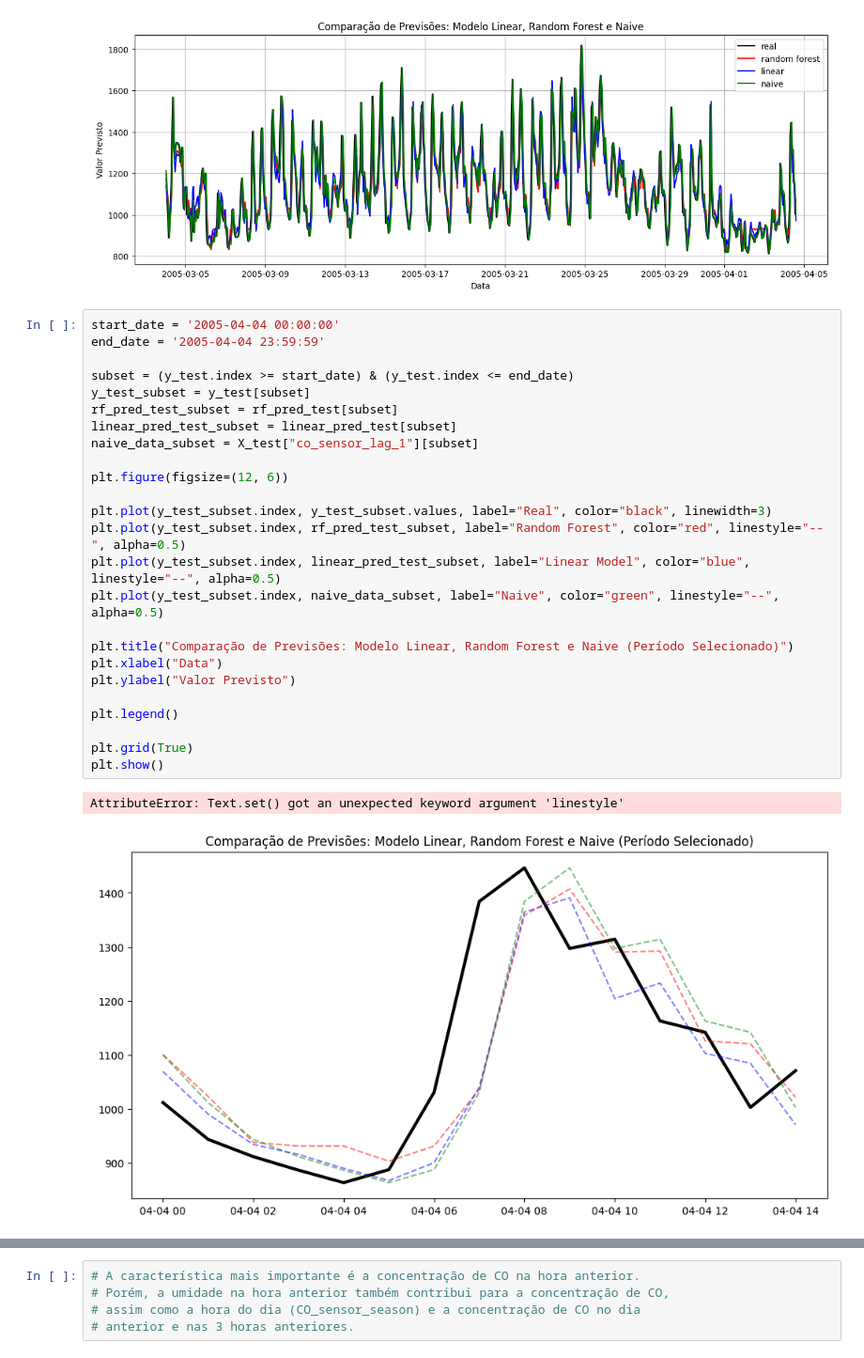
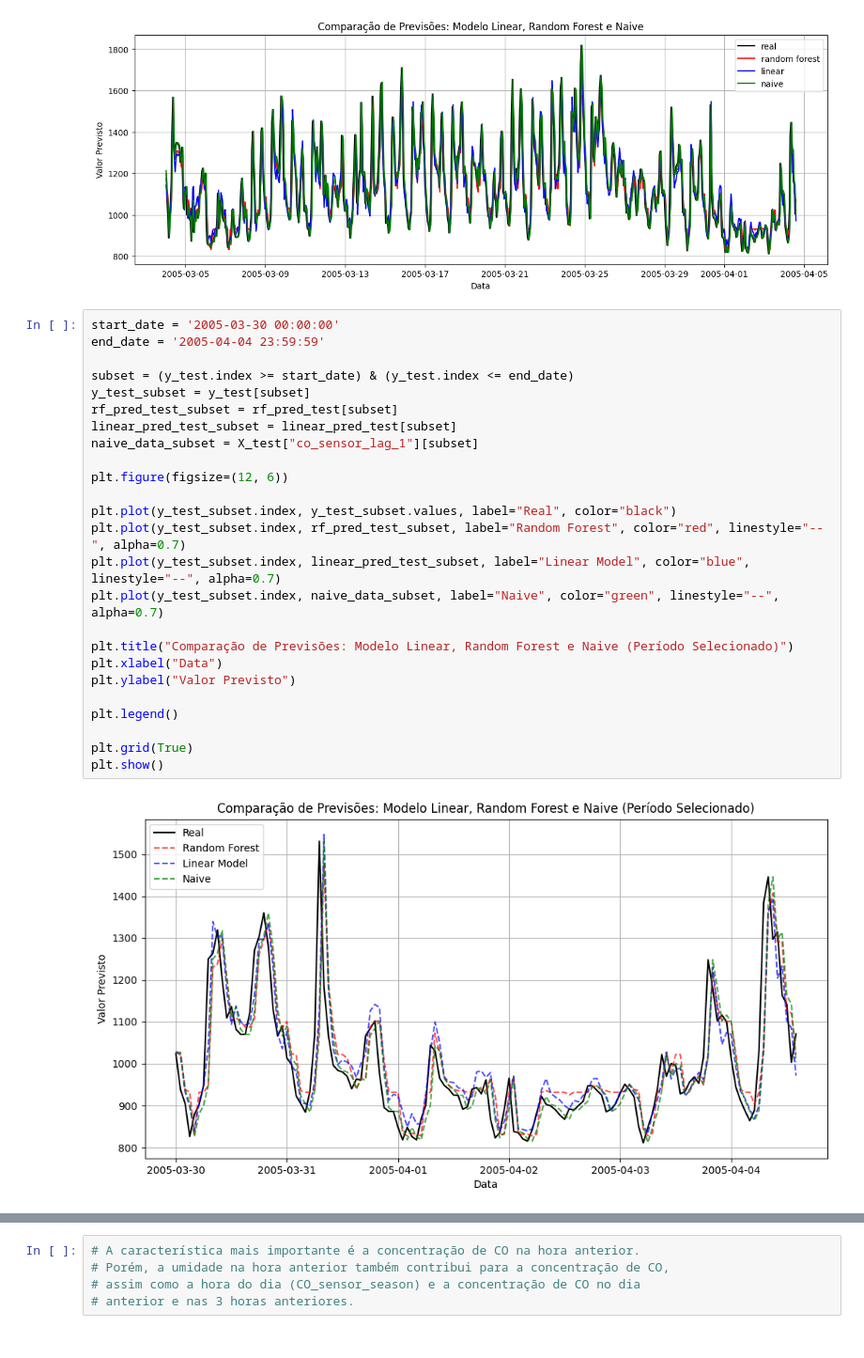
Before and after one commit to flaviovl/mlops-playground, a Jupyter notebook: time-series-forecasting/notebooks/03_forecast_air_pollutant.ipynb, the cells around one changed output, grey strips where cells are left out. Shown at 94% size. Drawn from its saved outputs; the diff is of its cells as text.

Commit message:
fix plot graph forecast air pollutant

```diff
--- a/time-series-forecasting/notebooks/03_forecast_air_pollutant.ipynb
+++ b/time-series-forecasting/notebooks/03_forecast_air_pollutant.ipynb
@@ -139,31 +138,30 @@ plt.show()
 # %% [output]
 [figure]
 # %%
-start_date = '2005-04-04 00:00:00'
+start_date = '2005-03-30 00:00:00'
 end_date = '2005-04-04 23:59:59'
 
 subset = (y_test.index >= start_date) & (y_test.index <= end_date)
 y_test_subset = y_test[subset]
 rf_pred_test_subset = rf_pred_test[subset]
 linear_pred_test_subset = linear_pred_test[subset]
 naive_data_subset = X_test["co_sensor_lag_1"][subset]
 
 plt.figure(figsize=(12, 6))
 
-plt.plot(y_test_subset.index, y_test_subset.values, label="Real", color="black", linewidth=3)
-plt.plot(y_test_subset.index, rf_pred_test_subset, label="Random Forest", color="red", linestyle="--", alpha=0.5)
-plt.plot(y_test_subset.index, linear_pred_test_subset, label="Linear Model", color="blue", linestyle="--", alpha=0.5)
-plt.plot(y_test_subset.index, naive_data_subset, label="Naive", color="green", linestyle="--", alpha=0.5)
+plt.plot(y_test_subset.index, y_test_subset.values, label="Real", color="black")
+plt.plot(y_test_subset.index, rf_pred_test_subset, label="Random Forest", color="red", linestyle="--", alpha=0.7)
+plt.plot(y_test_subset.index, linear_pred_test_subset, label="Linear Model", color="blue", linestyle="--", alpha=0.7)
+plt.plot(y_test_subset.index, naive_data_subset, label="Naive", color="green", linestyle="--", alpha=0.7)
 
 plt.title("Comparação de Previsões: Modelo Linear, Random Forest e Naive (Período Selecionado)")
 plt.xlabel("Data")
 plt.ylabel("Valor Previsto")
 
 plt.legend()
 
 plt.grid(True)
 plt.show()
 # %% [output]
-AttributeError: Text.set() got an unexpected keyword argument 'linestyle'
-[figure, old version]
+[figure, new version]
 # %%
```
Also changed, not shown: parts of 2 cells of this notebook.
